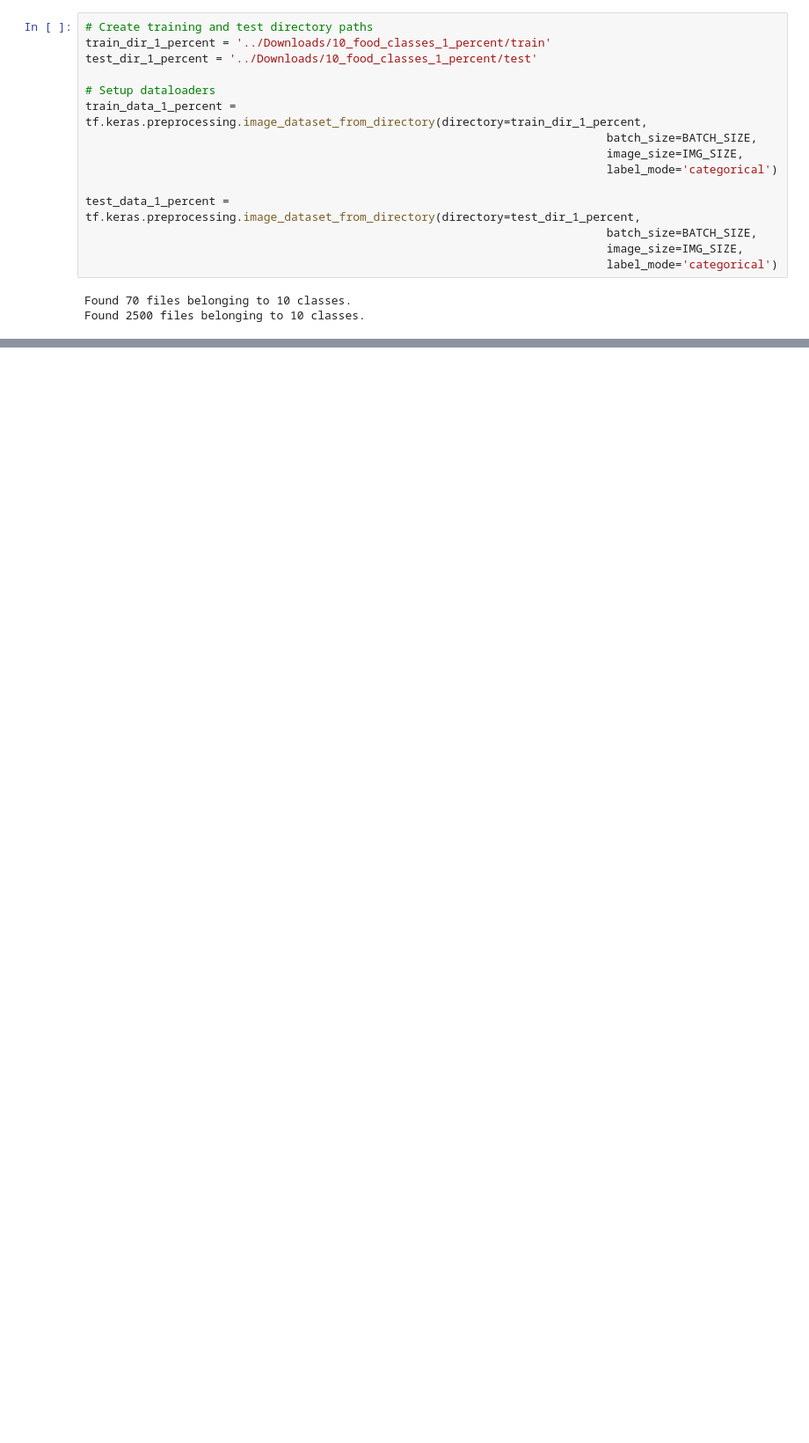
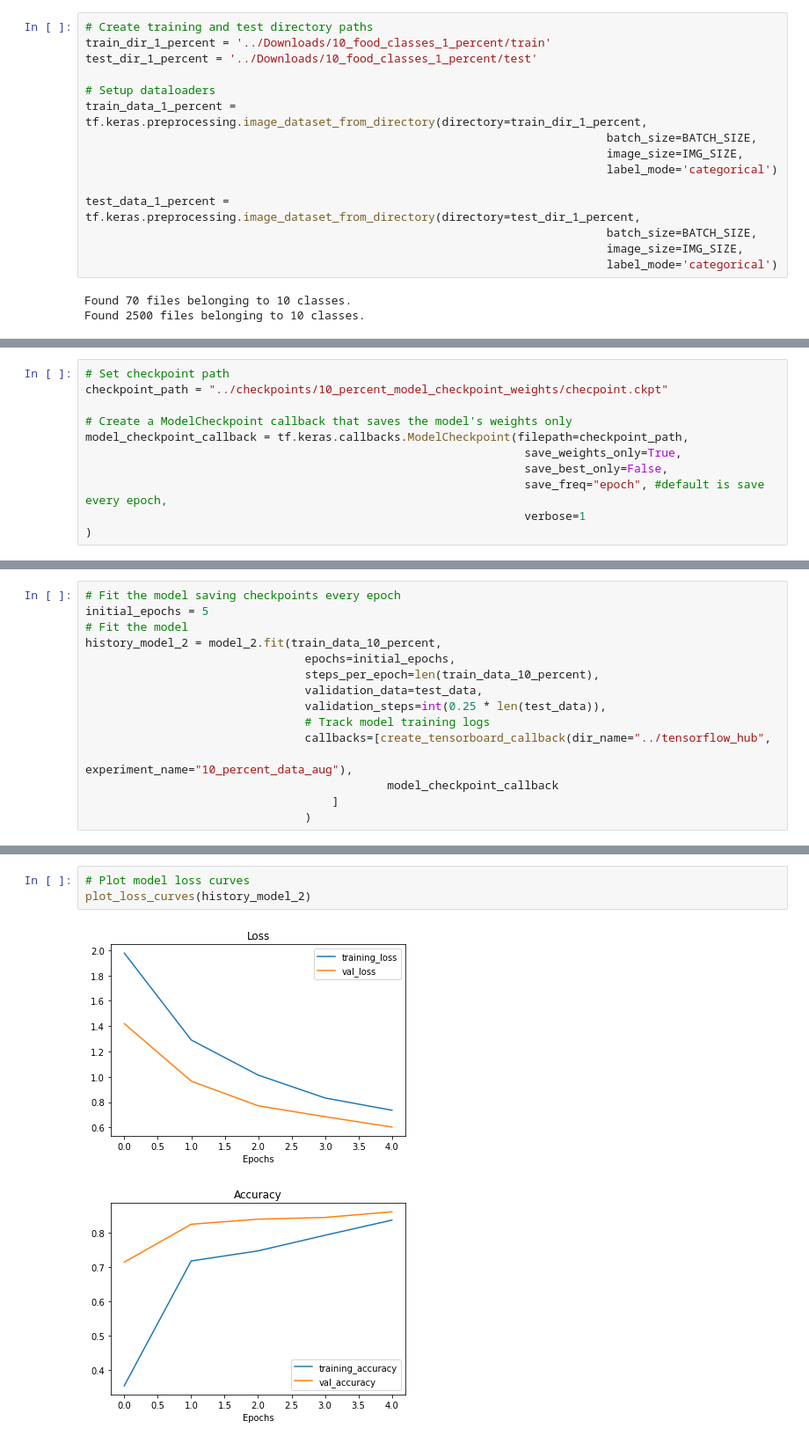
Before and after one commit to GlennChon/tensorflow_notes, a Jupyter notebook: 05_transfer_learning_2.ipynb, the cells around one changed output, grey strips where cells are left out. Shown at 88% size. Drawn from its saved outputs; the diff is of its cells as text; blank space fills up the shorter version.

```diff
--- a/05_transfer_learning_2.ipynb
+++ b/05_transfer_learning_2.ipynb
@@ -419,0 +690,11 @@ data_augmentation = Sequential([
+# %%
+# Set checkpoint path
+checkpoint_path = "../checkpoints/10_percent_model_checkpoint_weights/checpoint.ckpt"
+
+# Create a ModelCheckpoint callback that saves the model's weights only
+model_checkpoint_callback = tf.keras.callbacks.ModelCheckpoint(filepath=checkpoint_path,
+                                                                save_weights_only=True,
+                                                                save_best_only=False,
+                                                                save_freq="epoch", #default is save every epoch,
+                                                                verbose=1
+)
@@ -419,0 +703,15 @@ data_augmentation = Sequential([
+# %%
+# Fit the model saving checkpoints every epoch
+initial_epochs = 5
+# Fit the model
+history_model_2 = model_2.fit(train_data_10_percent,
+                                epochs=initial_epochs,
+                                steps_per_epoch=len(train_data_10_percent),
+                                validation_data=test_data,
+                                validation_steps=int(0.25 * len(test_data)),
+                                # Track model training logs
+                                callbacks=[create_tensorboard_callback(dir_name="../tensorflow_hub",
+                                                                experiment_name="10_percent_data_aug"),
+                                            model_checkpoint_callback
+                                    ]
+                                )
@@ -419,0 +804,6 @@ data_augmentation = Sequential([
+# %%
+# Plot model loss curves
+plot_loss_curves(history_model_2)
+# %% [output]
+[figure, added]
+[figure, added]
```
Also changed, not shown: parts of 34 cells of this notebook.
